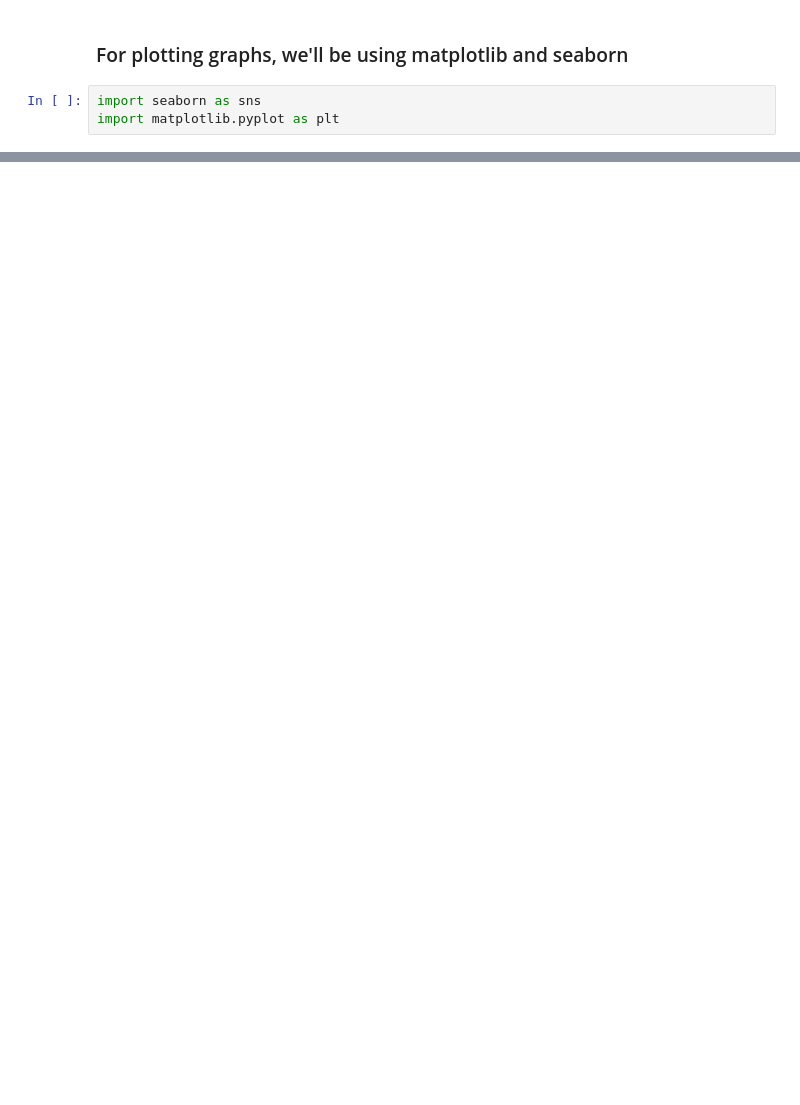
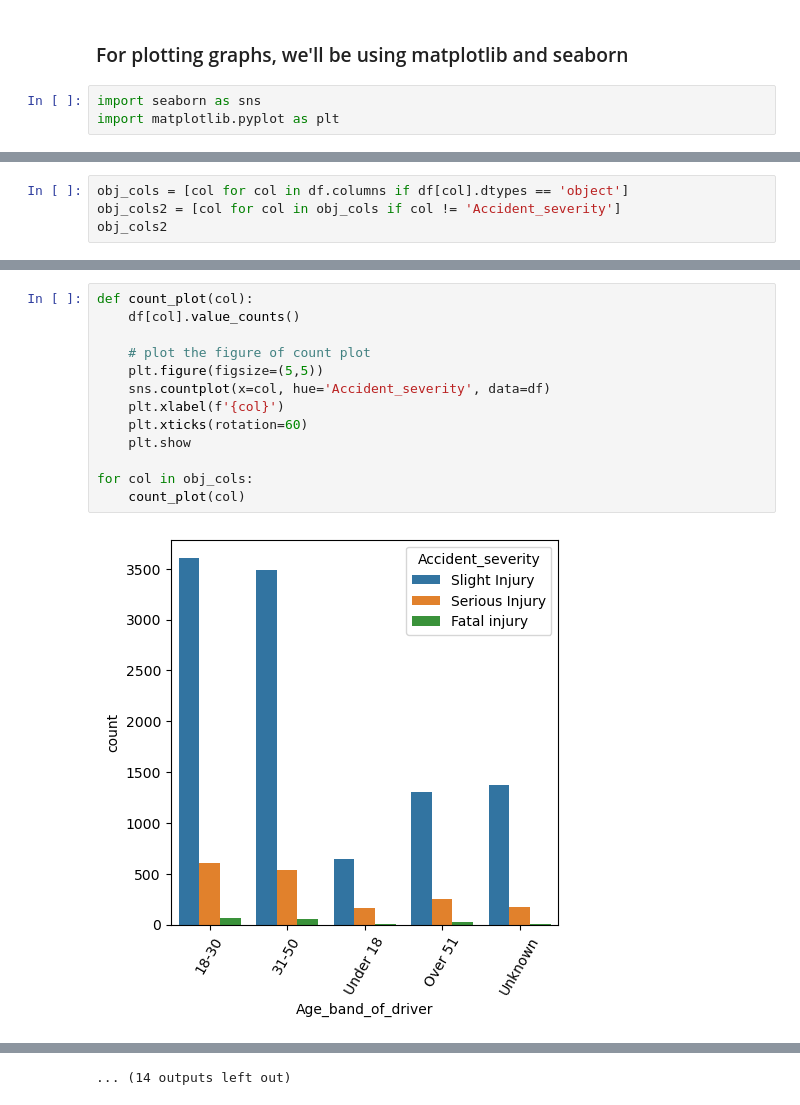
Before and after one commit to Impact-Dev1/Road-Traffic-Severity-Classification, a Jupyter notebook: main.ipynb, the cells around one changed output, grey strips where cells are left out. Cells and saved outputs as stored; diff of their text form; blank space fills up the shorter version.

```diff
--- a/main.ipynb
+++ b/main.ipynb
@@ -169,0 +247,4 @@ import matplotlib.pyplot as plt
+# %%
+obj_cols = [col for col in df.columns if df[col].dtypes == 'object']
+obj_cols2 = [col for col in obj_cols if col != 'Accident_severity']
+obj_cols2
@@ -169,0 +269,15 @@ import matplotlib.pyplot as plt
+# %%
+def count_plot(col):
+    df[col].value_counts()
+
+    # plot the figure of count plot
+    plt.figure(figsize=(5,5))
+    sns.countplot(x=col, hue='Accident_severity', data=df)
+    plt.xlabel(f'{col}')
+    plt.xticks(rotation=60)
+    plt.show
+
+for col in obj_cols:
+    count_plot(col)
+# %% [output]
+[figure, added]
@@ -169,0 +295 @@ import matplotlib.pyplot as plt
+... (14 outputs left out)
```
Also changed, not shown: parts of 23 cells of this notebook.
